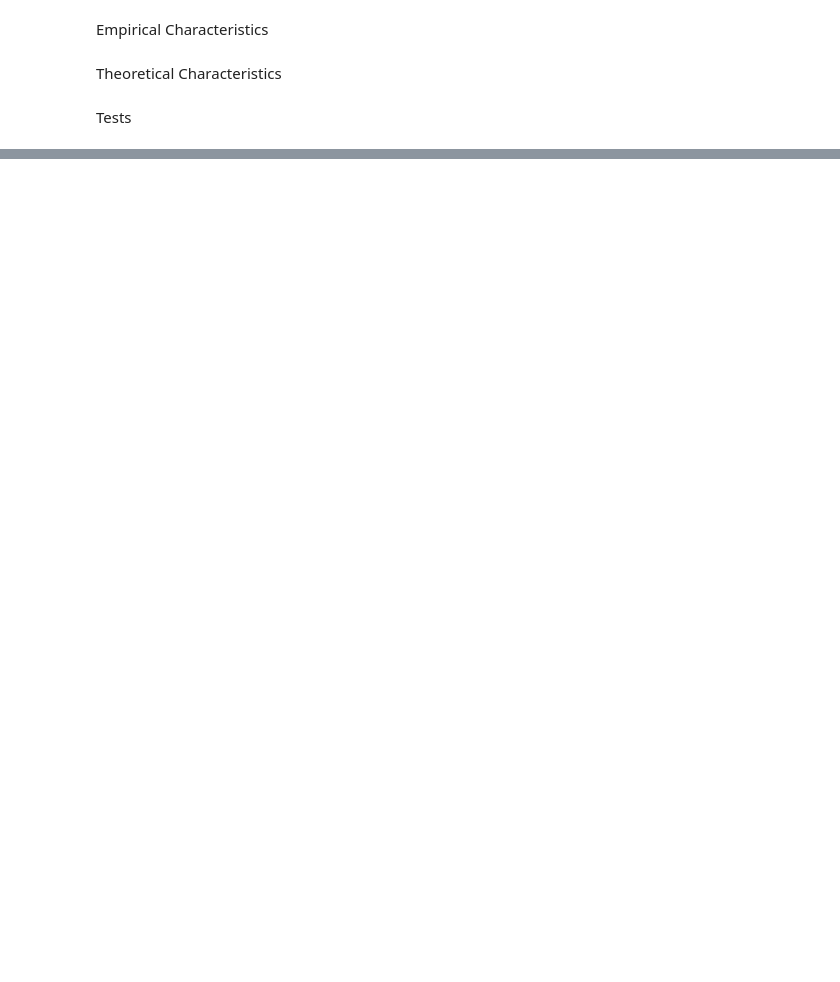
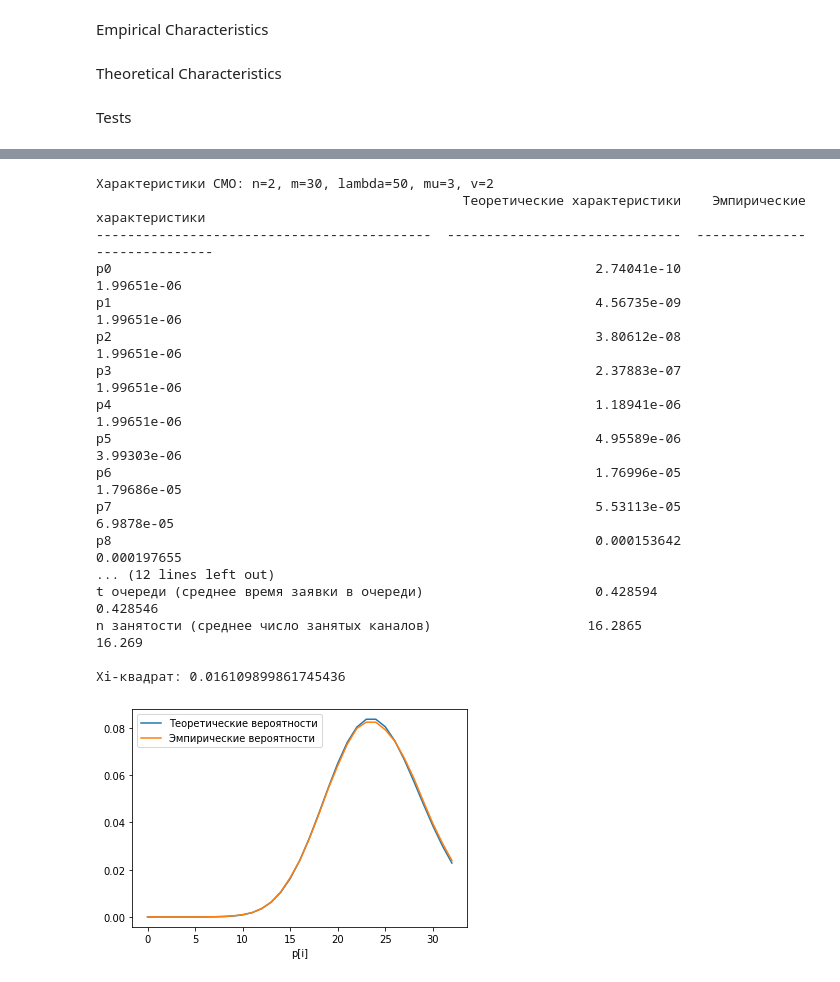
Before and after one commit to MarsRool/MMoD, a Jupyter notebook: lab2/lab2.ipynb, the cells around one changed output, grey strips where cells are left out. Cells and saved outputs as stored; diff of their text form; code cells hidden in the pictures; blank space fills up the shorter version.

```diff
--- a/lab2/lab2.ipynb
+++ b/lab2/lab2.ipynb
@@ -175,0 +244,21 @@ n занятости (среднее число занятых каналов)
+# %%
+test_analyse(n = 2, m = 30, lambd = 50, mu = 3, v = 2)
+# %% [output]
+Характеристики СМО: n=2, m=30, lambda=50, mu=3, v=2
+                                               Теоретические характеристики    Эмпирические характеристики
+-------------------------------------------  ------------------------------  -----------------------------
+p0                                                              2.74041e-10                    1.99651e-06
+p1                                                              4.56735e-09                    1.99651e-06
+p2                                                              3.80612e-08                    1.99651e-06
+p3                                                              2.37883e-07                    1.99651e-06
+p4                                                              1.18941e-06                    1.99651e-06
+p5                                                              4.95589e-06                    3.99303e-06
+p6                                                              1.76996e-05                    1.79686e-05
+p7                                                              5.53113e-05                    6.9878e-05
+p8                                                              0.000153642                    0.000197655
+... (12 lines left out)
+t очереди (среднее время заявки в очереди)                      0.428594                       0.428546
+n занятости (среднее число занятых каналов)                    16.2865                        16.269
+
+Xi-квадрат: 0.016109899861745436
+[figure, added]
```
Also changed, not shown: parts of 6 cells of this notebook.
